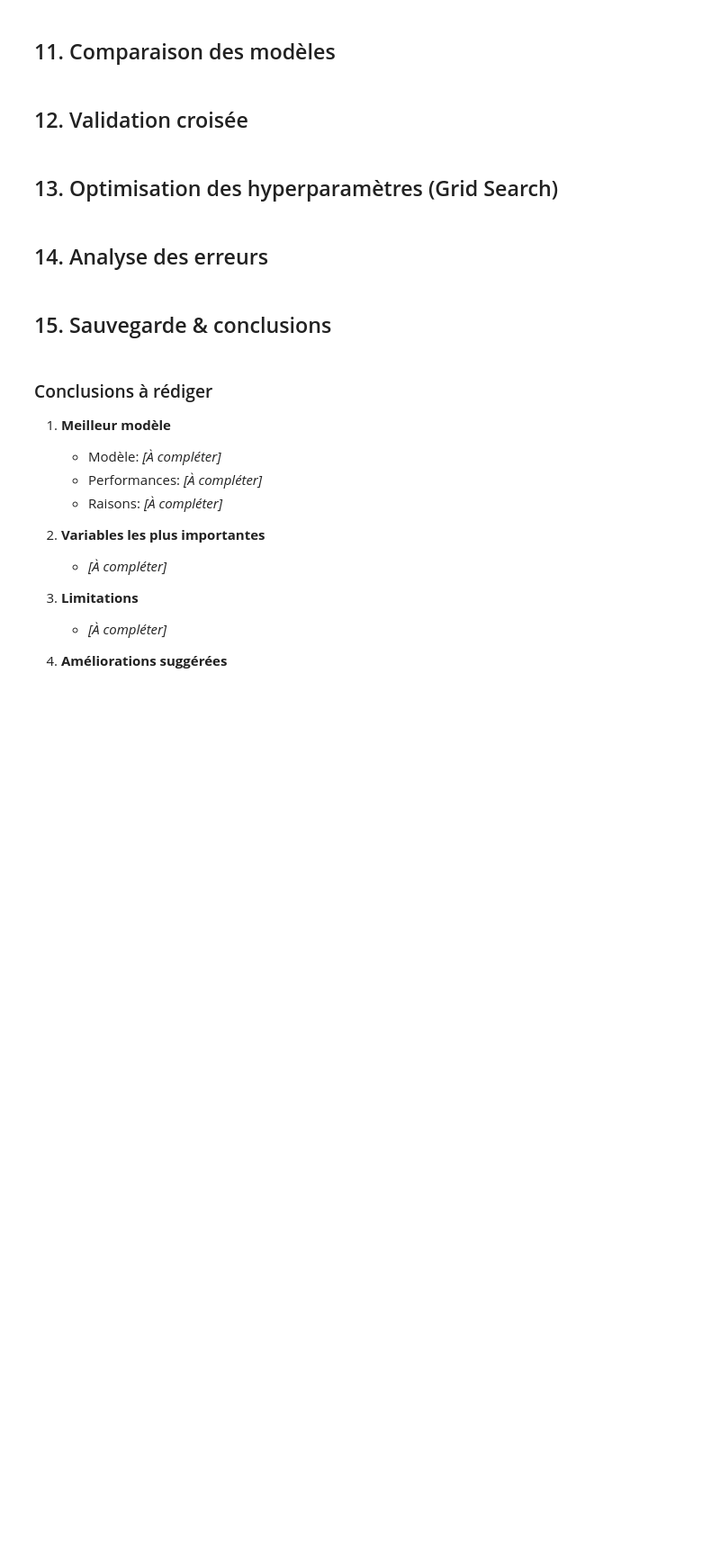
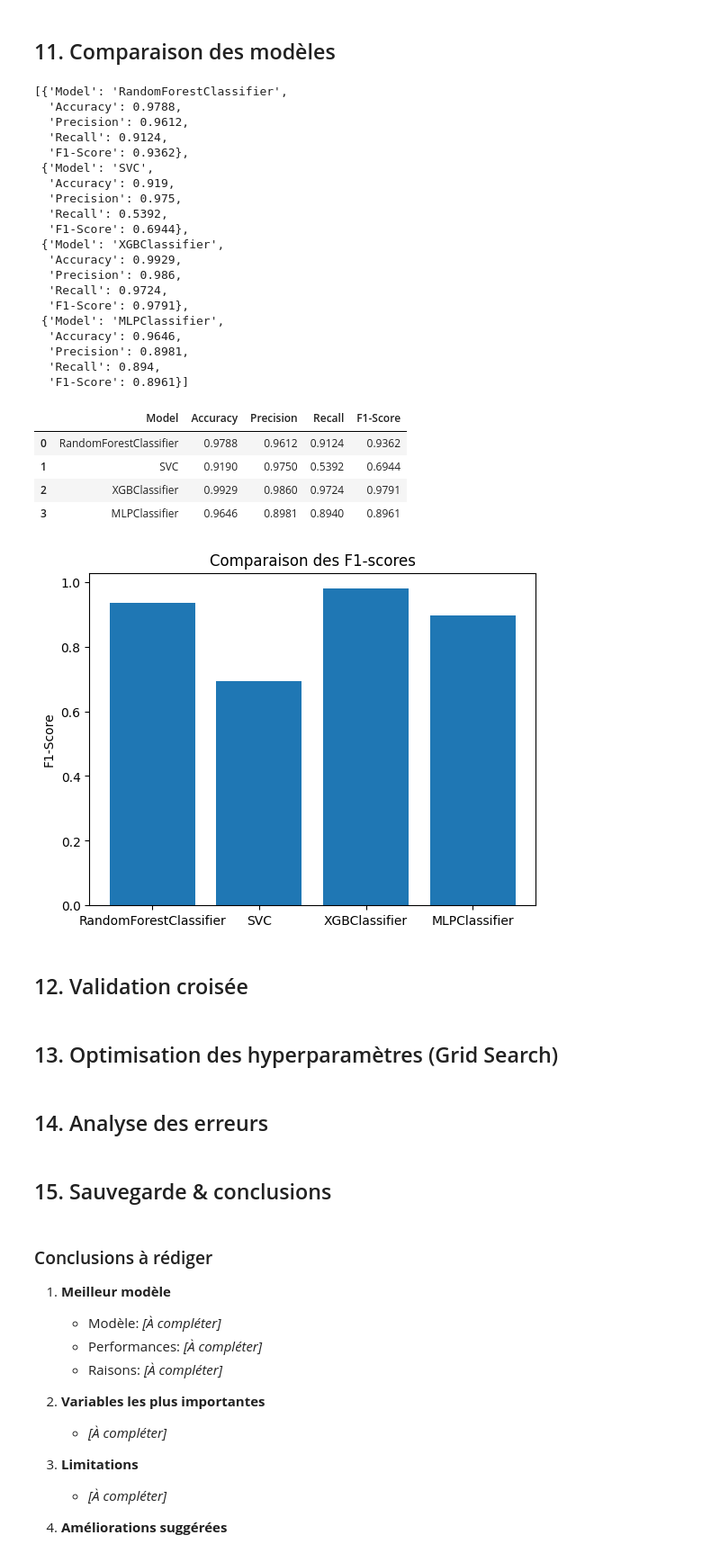
Before and after one commit to 17matb/youtube-trends, a Jupyter notebook: ml_youtube_trends.ipynb, the cells around one changed output. Shown: that part at 90% size. Drawn from its saved outputs; the diff is of its cells as text; code cells hidden in the pictures; blank space fills up the shorter version.

```diff
--- a/ml_youtube_trends.ipynb
+++ b/ml_youtube_trends.ipynb
@@ -692,22 +722,59 @@ plt.show()
 ## 11. Comparaison des modèles
 # %%
 # VOTRE CODE ICI - Section 11.1
-# import pandas as pd
-# results = []
-# # Remplir en fonction des métriques calculées plus haut
-# # results.append({'Model': 'Random Forest', 'Accuracy': ..., 'Precision': ..., 'Recall': ..., 'F1-Score': ...})
-# # results.append({'Model': 'SVM', 'Accuracy': ..., 'Precision': ..., 'Recall': ..., 'F1-Score': ...})
-# # if xgb_predictions is not None: results.append({'Model': 'XGBoost', 'Accuracy': ..., 'Precision': ..., 'Recall': ..., 'F1-Score': ...})
-# # results.append({'Model': 'Neural Network', 'Accuracy': ..., 'Precision': ..., 'Recall': ..., 'F1-Score': ...})
-# results_df = pd.DataFrame(results)
-# display(results_df)
-# # Graphique comparatif des F1-scores (optionnel)
-# # import matplotlib.pyplot as plt
-# # plt.figure()
-# # plt.bar(results_df['Model'], results_df['F1-Score'])
-# # plt.title('Comparaison des F1-scores')
-# # plt.ylabel('F1-Score')
-# # plt.show()
+models = {
+    'RandomForestClassifier': rf_predictions,
+    'SVC': svm_predictions,
+    'XGBClassifier': xgb_predictions,
+    'MLPClassifier': nn_predictions,
+}
+results = [
+    {
+        'Model': label,
+        'Accuracy': round(accuracy_score(y_test, prediction), 4),
+        'Precision': round(precision_score(y_test, prediction), 4),
+        'Recall': round(recall_score(y_test, prediction), 4),
+        'F1-Score': round(f1_score(y_test, prediction), 4),
+    } for label, prediction in models.items()
+]
+display(results)
+
+# Remplir en fonction des métriques calculées plus haut
+results_df = pd.DataFrame(results)
+display(results_df)
+# Graphique comparatif des F1-scores (optionnel)
+plt.figure()
+plt.bar(results_df['Model'], results_df['F1-Score'])
+plt.title('Comparaison des F1-scores')
+plt.ylabel('F1-Score')
+plt.show()
+# %% [output]
+[{'Model': 'RandomForestClassifier',
+  'Accuracy': 0.9788,
+  'Precision': 0.9612,
+  'Recall': 0.9124,
+  'F1-Score': 0.9362},
+ {'Model': 'SVC',
+  'Accuracy': 0.919,
+  'Precision': 0.975,
+  'Recall': 0.5392,
+  'F1-Score': 0.6944},
+ {'Model': 'XGBClassifier',
+  'Accuracy': 0.9929,
+  'Precision': 0.986,
+  'Recall': 0.9724,
+  'F1-Score': 0.9791},
+ {'Model': 'MLPClassifier',
+  'Accuracy': 0.9646,
+  'Precision': 0.8981,
+  'Recall': 0.894,
+  'F1-Score': 0.8961}]
+|  | Model | Accuracy | Precision | Recall | F1-Score |
+| 0 | RandomForestClassifier | 0.9788 | 0.9612 | 0.9124 | 0.9362 |
+| 1 | SVC | 0.9190 | 0.9750 | 0.5392 | 0.6944 |
+| 2 | XGBClassifier | 0.9929 | 0.9860 | 0.9724 | 0.9791 |
+| 3 | MLPClassifier | 0.9646 | 0.8981 | 0.8940 | 0.8961 |
+[figure, added]
 # %% [markdown]
 ## 12. Validation croisée
 # %%
```
Also changed, not shown: parts of 8 cells of this notebook, 2 other files.
